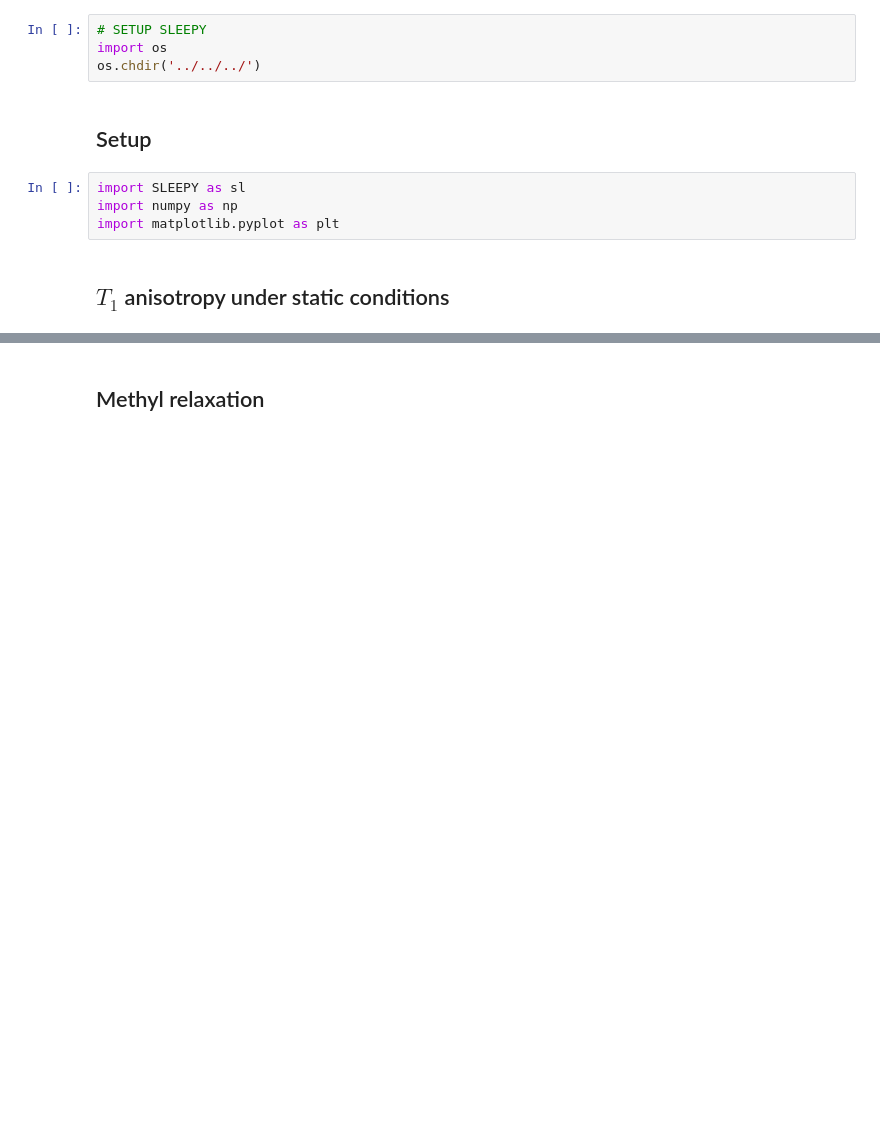
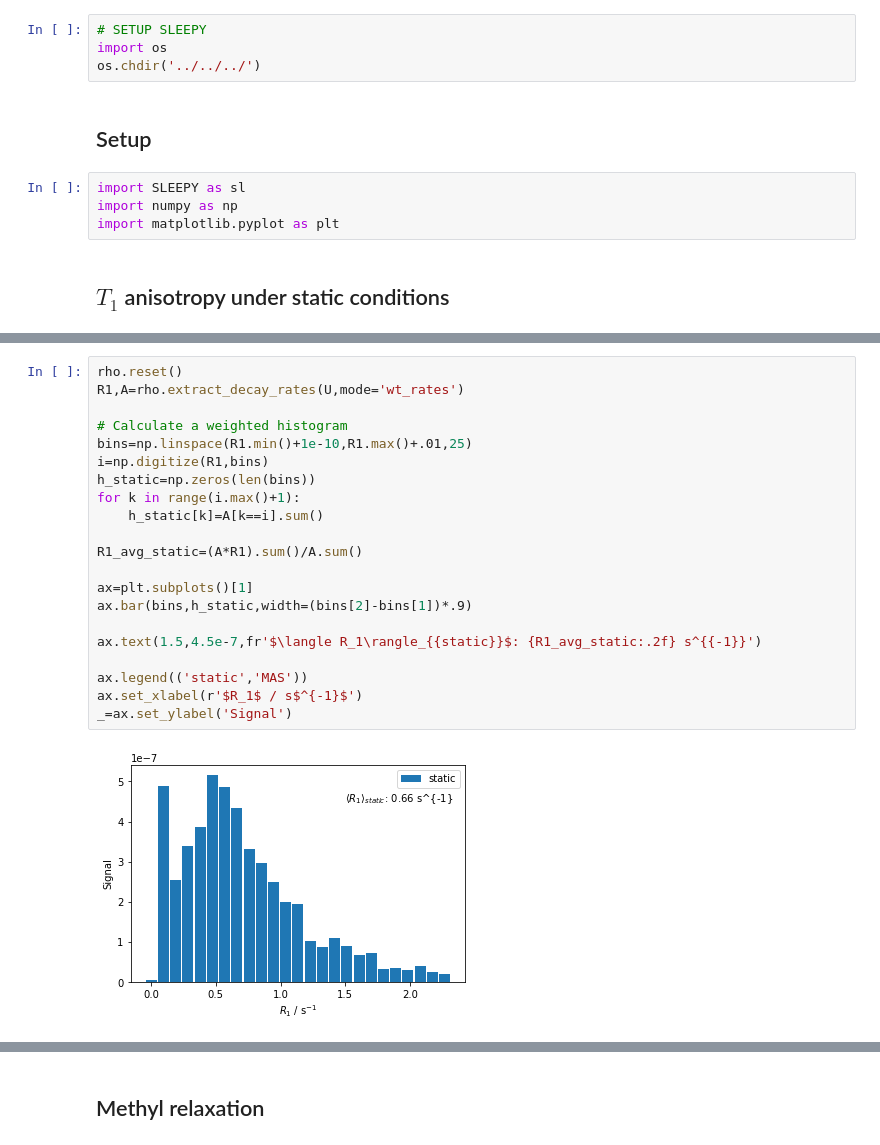
Before and after one commit to alsinmr/SLEEPY_tutorial, a Jupyter notebook: Chapters/Chapter3/Ch3_T1_NOE.ipynb, the cells around one changed output, grey strips where cells are left out. Drawn from its saved outputs; the diff is of its cells as text; blank space fills up the shorter version.

```diff
--- a/Chapters/Chapter3/Ch3_T1_NOE.ipynb
+++ b/Chapters/Chapter3/Ch3_T1_NOE.ipynb
@@ -41,0 +60,23 @@ rho.plot(axis='s')
+# %%
+rho.reset()
+R1,A=rho.extract_decay_rates(U,mode='wt_rates')
+
+# Calculate a weighted histogram
+bins=np.linspace(R1.min()+1e-10,R1.max()+.01,25)
+i=np.digitize(R1,bins)
+h_static=np.zeros(len(bins))
+for k in range(i.max()+1):
+    h_static[k]=A[k==i].sum()
+
+R1_avg_static=(A*R1).sum()/A.sum()
+
+ax=plt.subplots()[1]
+ax.bar(bins,h_static,width=(bins[2]-bins[1])*.9)
+
+ax.text(1.5,4.5e-7,fr'$\langle R_1\rangle_{{static}}$: {R1_avg_static:.2f} s^{{-1}}')
+
+ax.legend(('static','MAS'))
+ax.set_xlabel(r'$R_1$ / s$^{-1}$')
+_=ax.set_ylabel('Signal')
+# %% [output]
+[figure, added]
```
Also changed, not shown: parts of 47 cells of this notebook, 3 other files.
